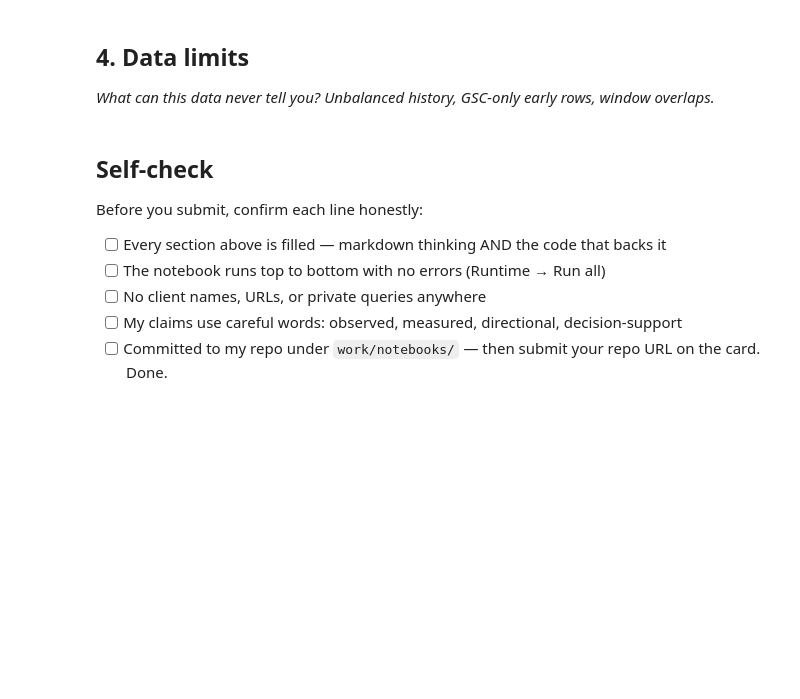
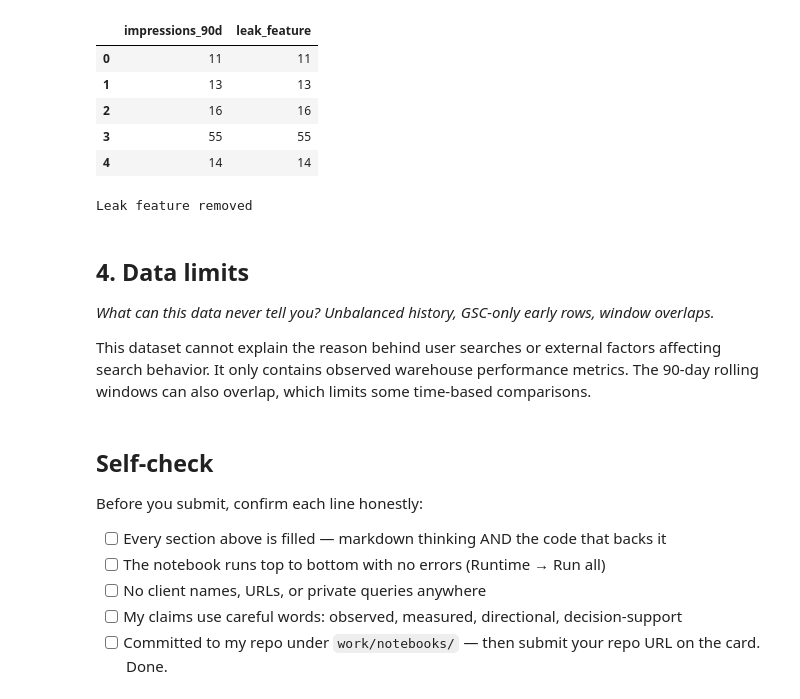
Before and after one commit to Noor-Fatima313/flyrank-ml-internship, a Jupyter notebook: work/notebooks/w03_data_contract.ipynb, the cells around one changed output. Saved outputs shown, nothing was run; the diff lists cells and outputs as text; code cells hidden in the pictures; blank space fills up the shorter version.

```diff
--- a/work/notebooks/w03_data_contract.ipynb
+++ b/work/notebooks/w03_data_contract.ipynb
@@ -30,7 +225,30 @@ This skeleton is yours to fill. Work the sections **in order** — each one has
+# %%
+# Create an intentional leakage column
+
+df["leak_feature"] = df["impressions_90d"]
+
+df[["impressions_90d", "leak_feature"]].head()
+# %% [output]
+|  | impressions_90d | leak_feature |
+| 0 | 11 | 11 |
+| 1 | 13 | 13 |
+| 2 | 16 | 16 |
+| 3 | 55 | 55 |
+| 4 | 14 | 14 |
+# %%
+# Remove leaked feature
+
+df = df.drop(columns=["leak_feature"])
+
+print("Leak feature removed")
+# %% [output]
+Leak feature removed
 # %% [markdown]
 ## 4. Data limits
 
 *What can this data never tell you? Unbalanced history, GSC-only early rows, window overlaps.*
+
+This dataset cannot explain the reason behind user searches or external factors affecting search behavior. It only contains observed warehouse performance metrics. The 90-day rolling windows can also overlap, which limits some time-based comparisons.
 # %%
 # This cell is for CODE (numbers, a query, a check).
 # Write your text answer in the cell ABOVE this one — typing sentences here breaks Run All.
```
Also changed, not shown: parts of 17 cells of this notebook.
